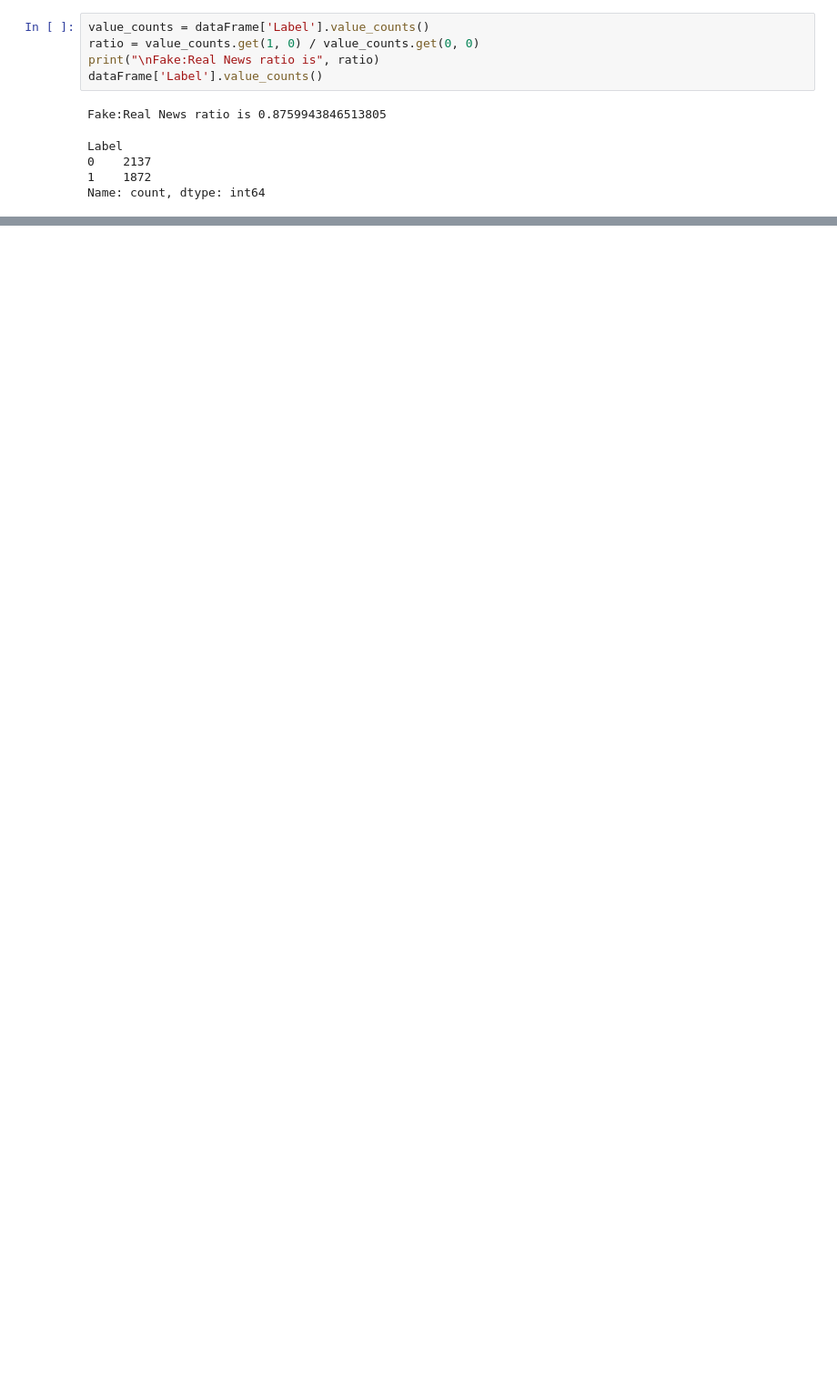
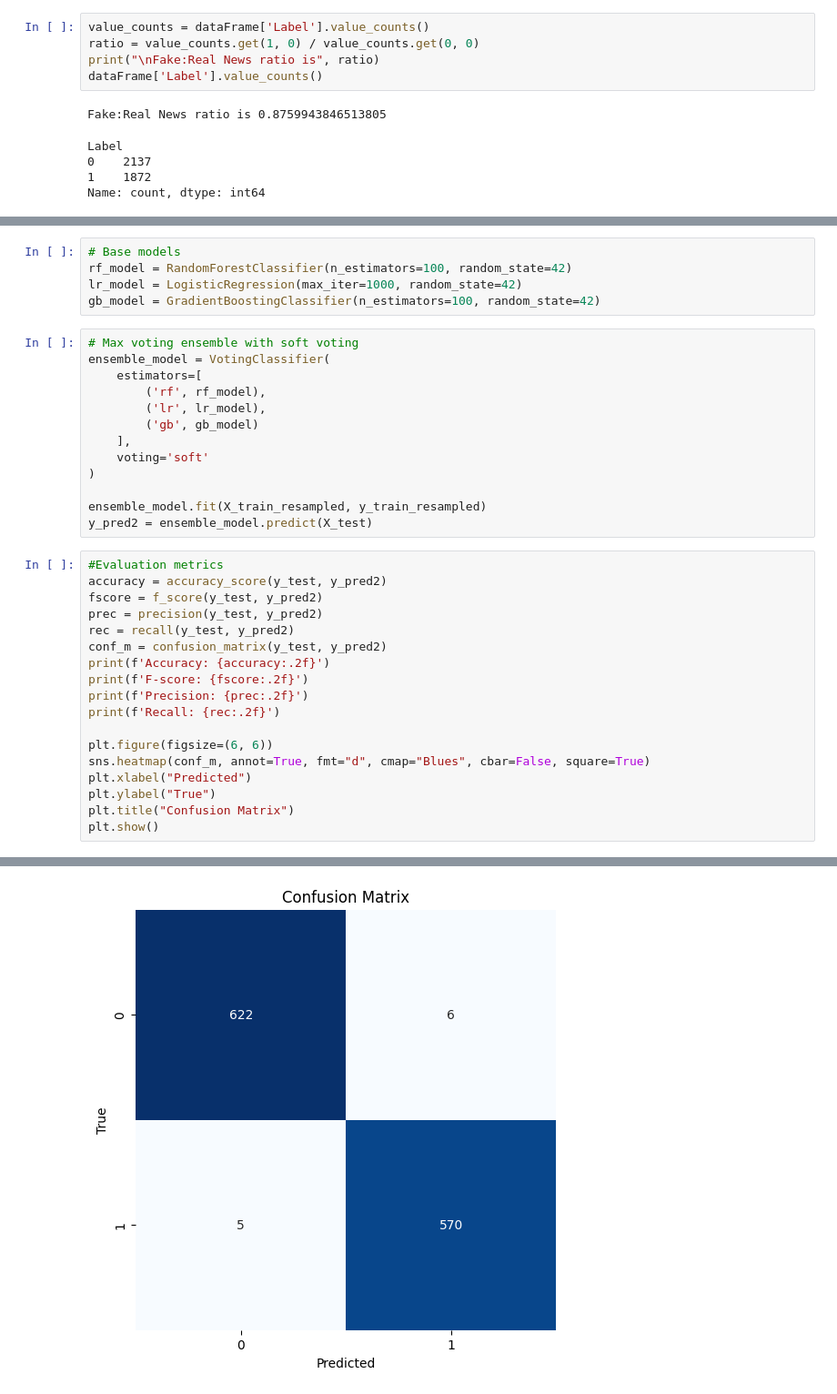
Before and after one commit to lazybug19/FakeAlert, a Jupyter notebook: fakenews.ipynb, the cells around one changed output, grey strips where cells are left out. Shown at 91% size. Cells and saved outputs as stored; diff of their text form; blank space fills up the shorter version.

```diff
--- a/fakenews.ipynb
+++ b/fakenews.ipynb
@@ -160,0 +184,37 @@ y_pred = ensemble_model.predict(X_test_resampled)
+# %%
+# Base models
+rf_model = RandomForestClassifier(n_estimators=100, random_state=42)
+lr_model = LogisticRegression(max_iter=1000, random_state=42)
+gb_model = GradientBoostingClassifier(n_estimators=100, random_state=42)
+# %%
+# Max voting ensemble with soft voting
+ensemble_model = VotingClassifier(
+    estimators=[
+        ('rf', rf_model),
+        ('lr', lr_model),
+        ('gb', gb_model)
+    ],
+    voting='soft'
+)
+
+ensemble_model.fit(X_train_resampled, y_train_resampled)
+y_pred2 = ensemble_model.predict(X_test)
+# %%
+#Evaluation metrics
+accuracy = accuracy_score(y_test, y_pred2)
+fscore = f_score(y_test, y_pred2)
+prec = precision(y_test, y_pred2)
+rec = recall(y_test, y_pred2)
+conf_m = confusion_matrix(y_test, y_pred2)
+print(f'Accuracy: {accuracy:.2f}')
+print(f'F-score: {fscore:.2f}')
+print(f'Precision: {prec:.2f}')
+print(f'Recall: {rec:.2f}')
+
+plt.figure(figsize=(6, 6))
+sns.heatmap(conf_m, annot=True, fmt="d", cmap="Blues", cbar=False, square=True)
+plt.xlabel("Predicted")
+plt.ylabel("True")
+plt.title("Confusion Matrix")
+plt.show()
+# %% [output]
@@ -160,0 +225 @@ y_pred = ensemble_model.predict(X_test_resampled)
+[figure, added]
```
Also changed, not shown: parts of 10 cells of this notebook.
